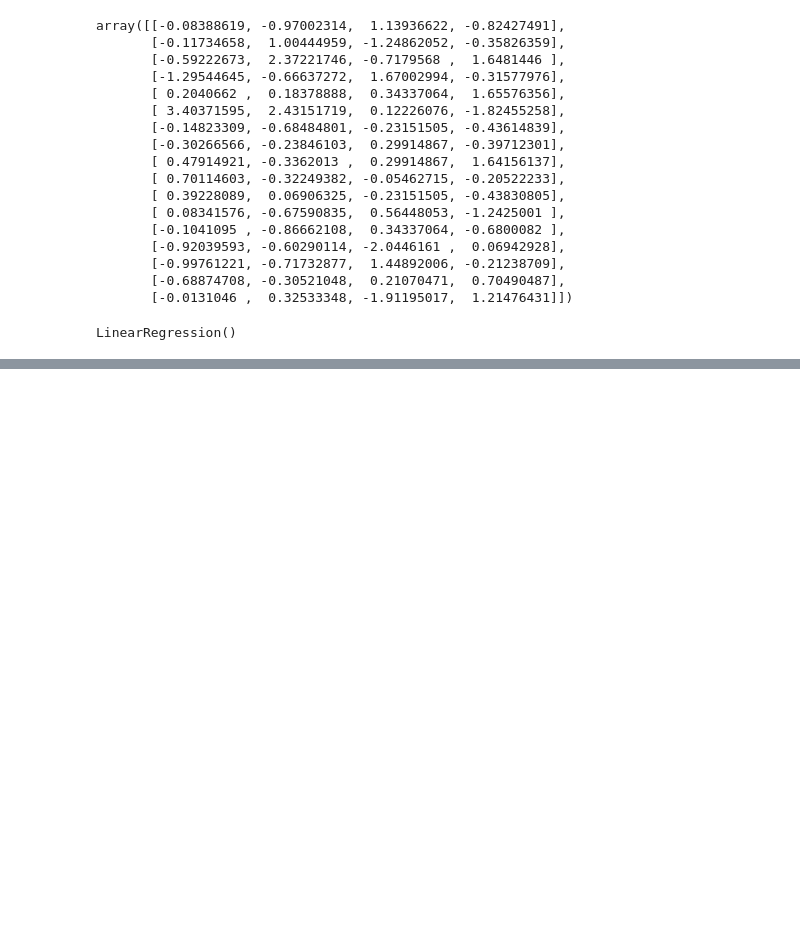
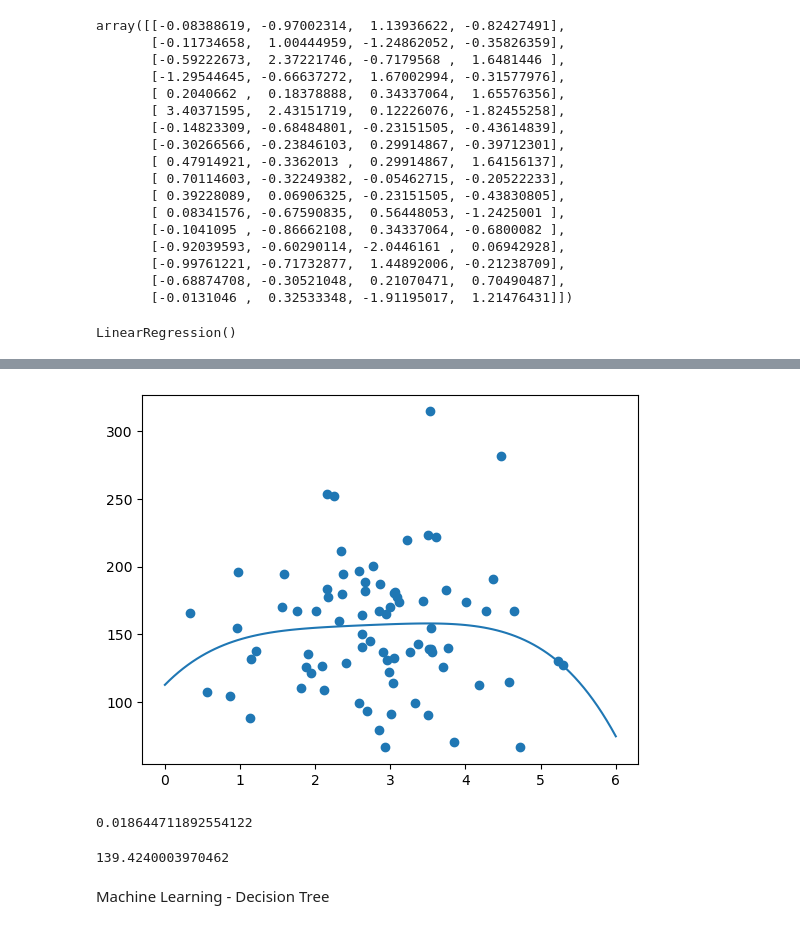
Before and after one commit to martinkilombe/Machine-Learning, a Jupyter notebook: ML intro/W3school.ipynb, the cells around one changed output, grey strips where cells are left out. Saved outputs shown, nothing was run; the diff lists cells and outputs as text; code cells hidden in the pictures; blank space fills up the shorter version.

```diff
--- a/ML intro/W3school.ipynb
+++ b/ML intro/W3school.ipynb
@@ -178,0 +226,21 @@ LinearRegression()
+# %%
+myline = np.linspace(0,6,100)
+plt.scatter(train_x,train_y)
+plt.plot(myline,mymodel1(myline))
+plt.show()
+# %% [output]
+[figure, added]
+# %%
+#goodness of the model --r2
+from sklearn.metrics import r2_score
+r2 = r2_score(train_y, mymodel1(train_x))
+print(r2)
+# %% [output]
+0.018644711892554122
+# %%
+#predicting
+mymodel1(5)
+# %% [output]
+139.4240003970462
+# %% [markdown]
+Machine Learning - Decision Tree
```
Also changed, not shown: parts of 10 cells of this notebook.
